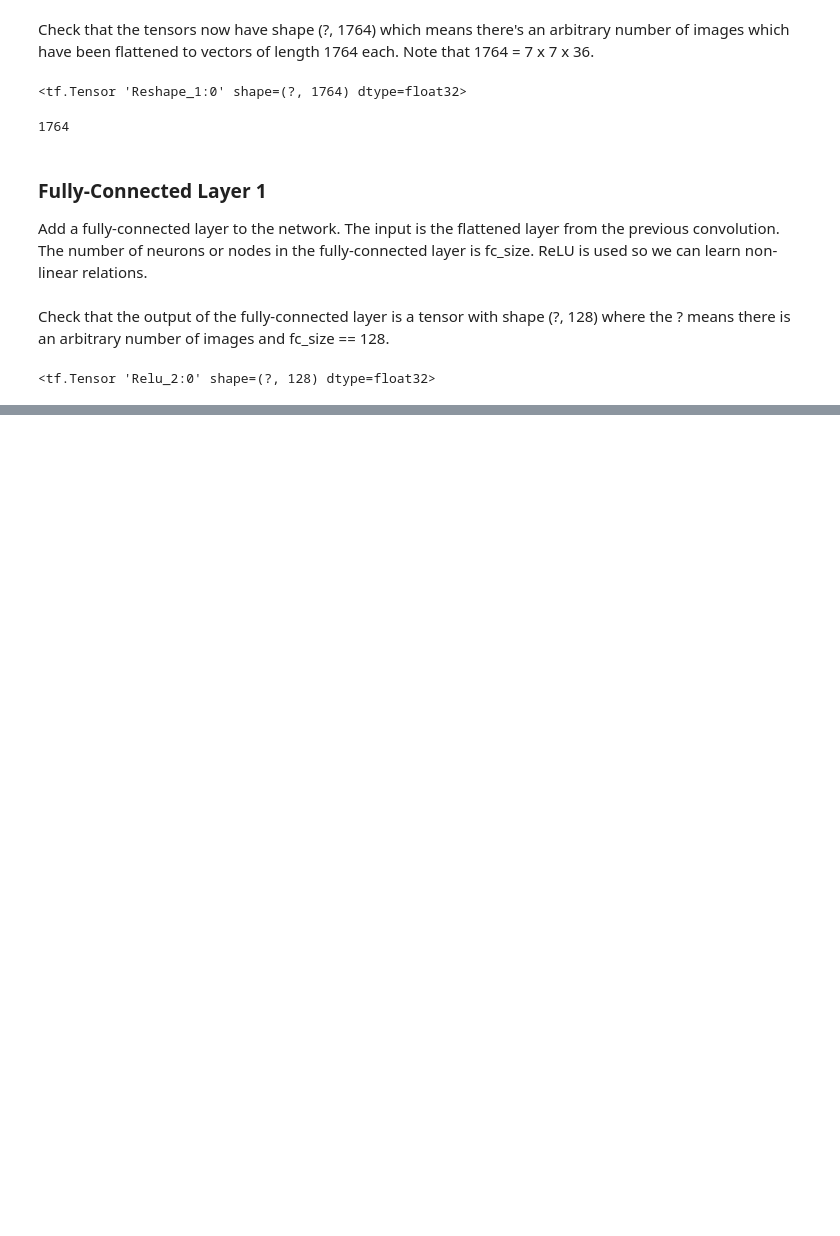
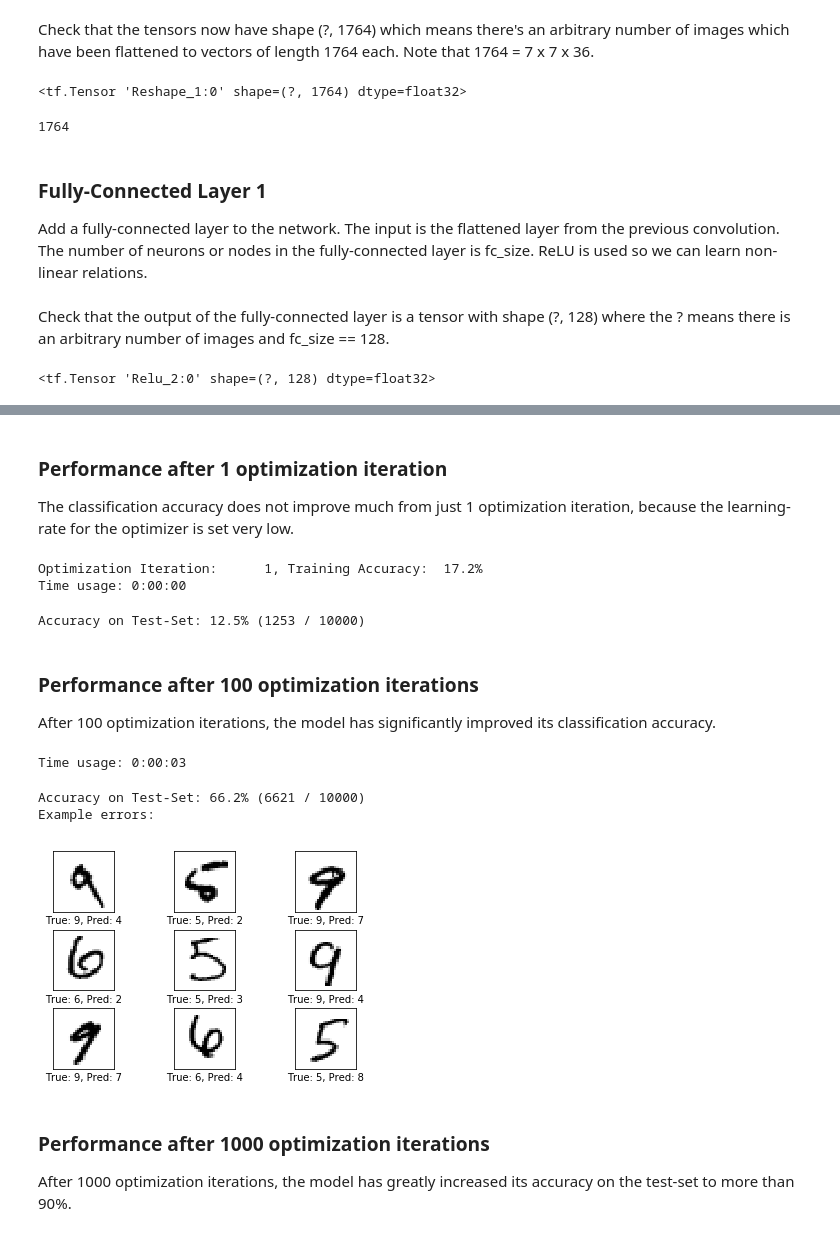
Before and after one commit to madhuradole/TensorFlow-Tutorials, a Jupyter notebook: 02_ConvolutionalNeuralNetwork.ipynb, the cells around one changed output, grey strips where cells are left out. Drawn from its saved outputs; the diff is of its cells as text; code cells hidden in the pictures; blank space fills up the shorter version.

```diff
--- a/02_ConvolutionalNeuralNetwork.ipynb
+++ b/02_ConvolutionalNeuralNetwork.ipynb
@@ -321,0 +341,2 @@ layer_fc1
+# %%
+y_pred_cls = tf.argmax(y_pred, axis=1)
@@ -321,0 +387,2 @@ layer_fc1
+# %%
+session = tf.Session()
@@ -321,0 +392,2 @@ layer_fc1
+# %%
+session.run(tf.global_variables_initializer())
@@ -321,0 +486,31 @@ layer_fc1
+# %%
+def plot_confusion_matrix(cls_pred):
+    # This is called from print_test_accuracy() below.
+
+    # cls_pred is an array of the predicted class-number for
+    # all images in the test-set.
+
+    # Get the true classifications for the test-set.
+    cls_true = data.test.cls
+
+    # Get the confusion matrix using sklearn.
+    cm = confusion_matrix(y_true=cls_true,
+                          y_pred=cls_pred)
+
+    # Print the confusion matrix as text.
+    print(cm)
+
+    # Plot the confusion matrix as an image.
+    plt.matshow(cm)
+
+    # Make various adjustments to the plot.
+    plt.colorbar()
+    tick_marks = np.arange(num_classes)
+    plt.xticks(tick_marks, range(num_classes))
+    plt.yticks(tick_marks, range(num_classes))
+    plt.xlabel('Predicted')
+    plt.ylabel('True')
+
+    # Ensure the plot is shown correctly with multiple plots
+    # in a single Notebook cell.
+    plt.show()
@@ -321,0 +600,28 @@ layer_fc1
+# %% [markdown]
+### Performance after 1 optimization iteration
+The classification accuracy does not improve much from just 1 optimization iteration, because the learning-rate for the optimizer is set very low.
+# %%
+optimize(num_iterations=1)
+# %% [output]
+Optimization Iteration:      1, Training Accuracy:  17.2%
+Time usage: 0:00:00
+# %%
+print_test_accuracy()
+# %% [output]
+Accuracy on Test-Set: 12.5% (1253 / 10000)
+# %% [markdown]
+### Performance after 100 optimization iterations
+After 100 optimization iterations, the model has significantly improved its classification accuracy.
+# %%
+optimize(num_iterations=99) # We already performed 1 iteration above.
+# %% [output]
+Time usage: 0:00:03
+# %%
+print_test_accuracy(show_example_errors=True)
+# %% [output]
+Accuracy on Test-Set: 66.2% (6621 / 10000)
+Example errors:
+[figure, added]
+# %% [markdown]
+### Performance after 1000 optimization iterations
+After 1000 optimization iterations, the model has greatly increased its accuracy on the test-set to more than 90%.
```
Also changed, not shown: parts of 61 cells of this notebook.
